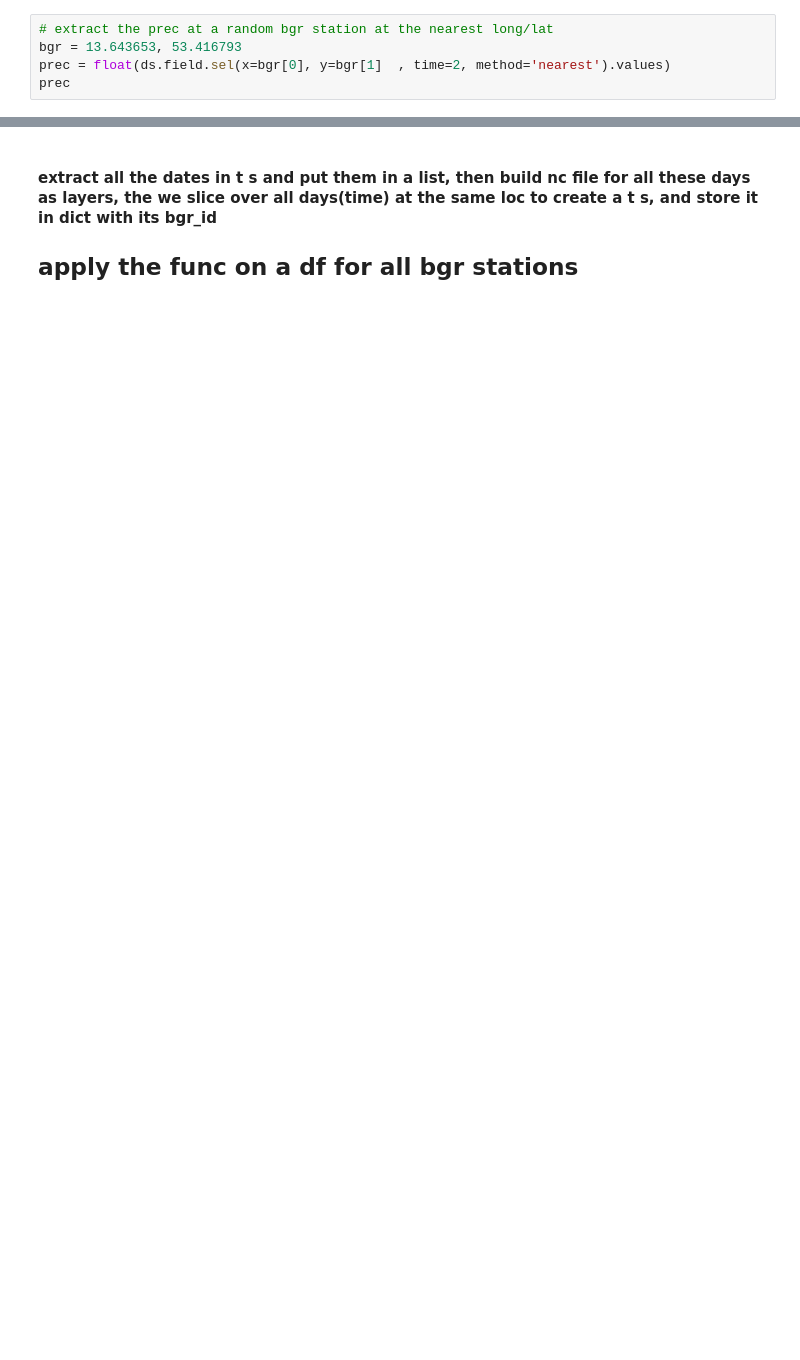
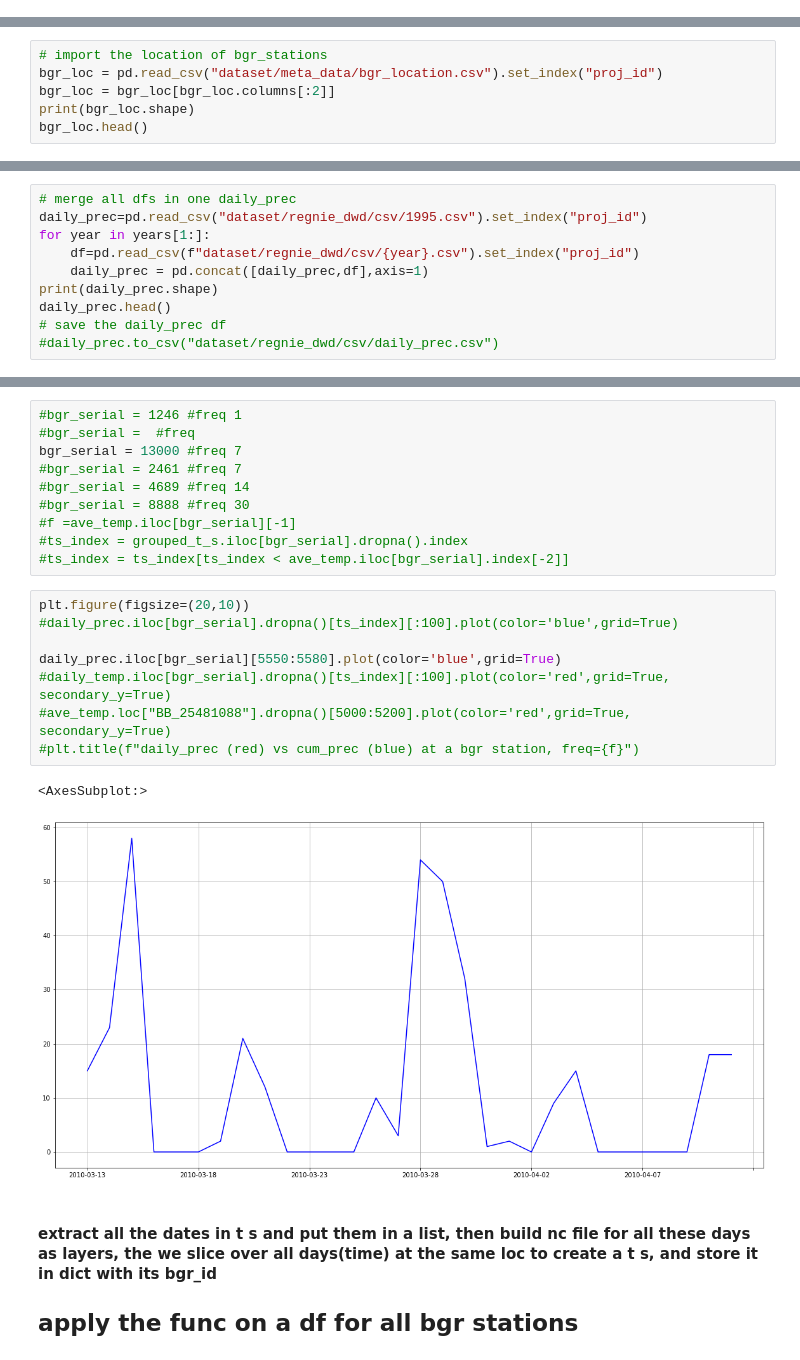
Before and after one commit to basem-AI/BGR_outlier_detection, a Jupyter notebook: extract_precipitation.ipynb, the cells around one changed output, grey strips where cells are left out. Saved outputs shown, nothing was run; the diff lists cells and outputs as text; blank space fills up the shorter version.

Commit message:
extract daily prec, create nc files and then csv

```diff
--- a/extract_precipitation.ipynb
+++ b/extract_precipitation.ipynb
@@ -119,5 +121,0 @@ ds = xr.open_dataset('prec.nc')
-# %%
-# extract the prec at a random bgr station at the nearest long/lat
-bgr = 13.643653, 53.416793
-prec = float(ds.field.sel(x=bgr[0], y=bgr[1]  , time=2, method='nearest').values)
-prec
@@ -129,0 +124,6 @@ float
+# %%
+# import the location of bgr_stations
+bgr_loc = pd.read_csv("dataset/meta_data/bgr_location.csv").set_index("proj_id")
+bgr_loc = bgr_loc[bgr_loc.columns[:2]]
+print(bgr_loc.shape)
+bgr_loc.head()
@@ -129,0 +220,10 @@ float
+# %%
+# merge all dfs in one daily_prec
+daily_prec=pd.read_csv("dataset/regnie_dwd/csv/1995.csv").set_index("proj_id")
+for year in years[1:]:
+    df=pd.read_csv(f"dataset/regnie_dwd/csv/{year}.csv").set_index("proj_id")
+    daily_prec = pd.concat([daily_prec,df],axis=1)
+print(daily_prec.shape)
+daily_prec.head()
+# save the daily_prec df
+#daily_prec.to_csv("dataset/regnie_dwd/csv/daily_prec.csv")
@@ -130,3 +240,24 @@ float
+# %%
+#bgr_serial = 1246 #freq 1
+#bgr_serial =  #freq
+bgr_serial = 13000 #freq 7
+#bgr_serial = 2461 #freq 7
+#bgr_serial = 4689 #freq 14
+#bgr_serial = 8888 #freq 30
+#f =ave_temp.iloc[bgr_serial][-1]
+#ts_index = grouped_t_s.iloc[bgr_serial].dropna().index
+#ts_index = ts_index[ts_index < ave_temp.iloc[bgr_serial].index[-2]]
+# %%
+plt.figure(figsize=(20,10))
+#daily_prec.iloc[bgr_serial].dropna()[ts_index][:100].plot(color='blue',grid=True)
+
+daily_prec.iloc[bgr_serial][5550:5580].plot(color='blue',grid=True)
+#daily_temp.iloc[bgr_serial].dropna()[ts_index][:100].plot(color='red',grid=True, secondary_y=True)
+#ave_temp.loc["BB_25481088"].dropna()[5000:5200].plot(color='red',grid=True, secondary_y=True)
+#plt.title(f"daily_prec (red) vs cum_prec (blue) at a bgr station, freq={f}")
+# %% [output]
+<AxesSubplot:>
+[figure, added]
 # %% [markdown]
 #### extract all the dates in t s and put them in a list, then build nc file for all these days as layers, the we  slice over all days(time) at the same loc to create a t s, and store it in dict with its bgr_id
 
```
Also changed, not shown: parts of 21 cells of this notebook, 2 other files.
